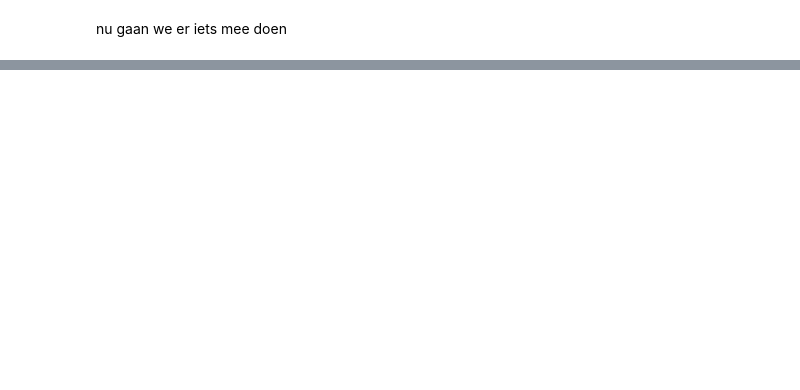
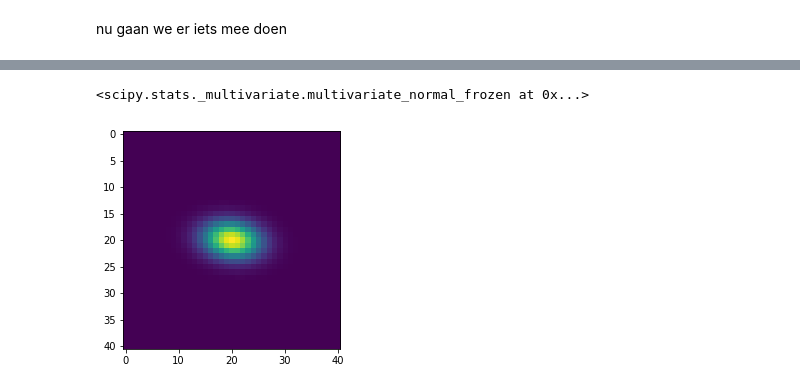
Before and after one commit to timellemeet/multivariate, a Jupyter notebook: simulation.ipynb, the cells around one changed output, grey strips where cells are left out. Saved outputs shown, nothing was run; the diff lists cells and outputs as text; code cells hidden in the pictures; blank space fills up the shorter version.

```diff
--- a/simulation.ipynb
+++ b/simulation.ipynb
@@ -45,0 +47,29 @@ array([[21.39591591, 22.81564765],
+# %%
+import numpy as np
+import matplotlib.pyplot as plt
+
+from scipy.stats import multivariate_normal
+
+mu = [20,20] # center of distribution.
+sigma_size_top, sigma_size_bot = np.random.uniform(5, 20, size=2)
+cov_max = np.sqrt(sigma_size_top * sigma_size_bot) * 0.9 # Cov max can't be larger than sqrt of the other elements
+sigma_cov = np.random.uniform(-cov_max, cov_max)
+sigma = np.array([[sigma_size_top, sigma_cov],[sigma_cov, sigma_size_bot]])
+
+dist = multivariate_normal(mu, sigma)
+
+
+x = np.linspace(0, 40, 41)
+y = x.copy()
+xx, yy = np.meshgrid(x, y)
+pos = np.empty(xx.shape + (2,))
+pos[:, :, 0] = xx
+pos[:, :, 1] = yy
+my_map = dist.pdf(pos)
+
+plt.imshow(my_map)
+
+display(dist)
+# %% [output]
+<scipy.stats._multivariate.multivariate_normal_frozen at 0x...>
+[figure, added]
```
Also changed, not shown: parts of 6 cells of this notebook.
